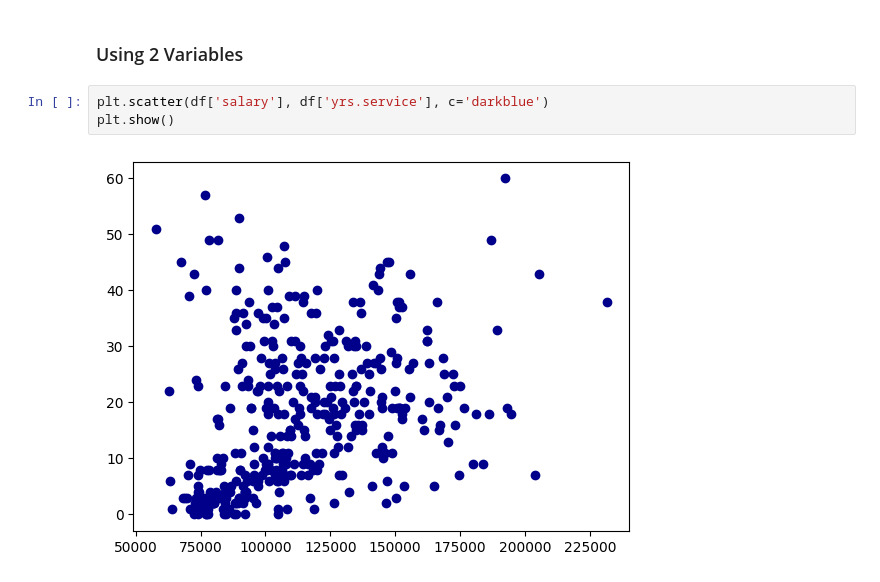
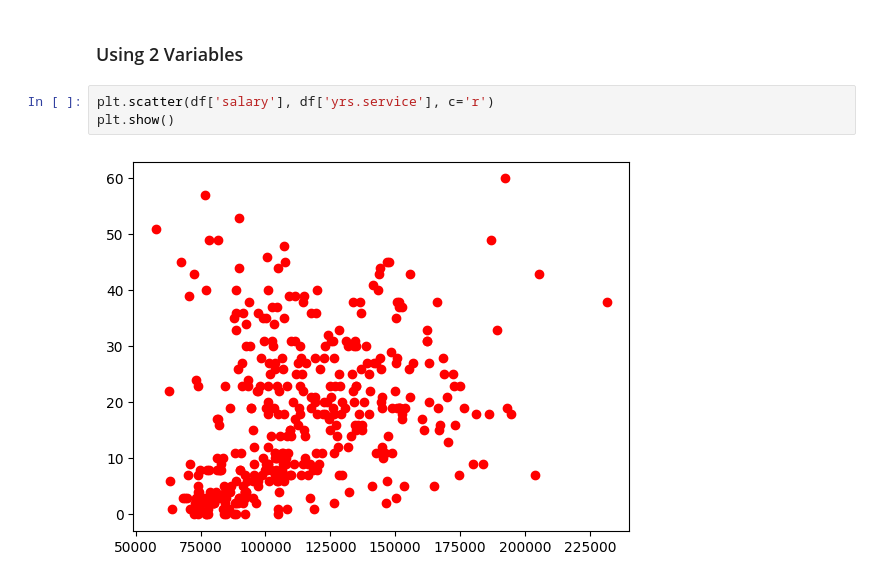
Before and after one commit to prasantmahato/machine_learning, a Jupyter notebook: UNIT-1/matplotlib.ipynb, the cells around one changed output. Drawn from its saved outputs; the diff is of its cells as text.

```diff
--- a/UNIT-1/matplotlib.ipynb
+++ b/UNIT-1/matplotlib.ipynb
@@ -71,7 +71,7 @@ plt.show()
 # %% [markdown]
 ### Using 2 Variables
 # %%
-plt.scatter(df['salary'], df['yrs.service'], c='darkblue')
+plt.scatter(df['salary'], df['yrs.service'], c='r')
 plt.show()
 # %% [output]
-[figure, old version]
+[figure, new version]
```
Also changed, not shown: parts of 5 cells of this notebook.
